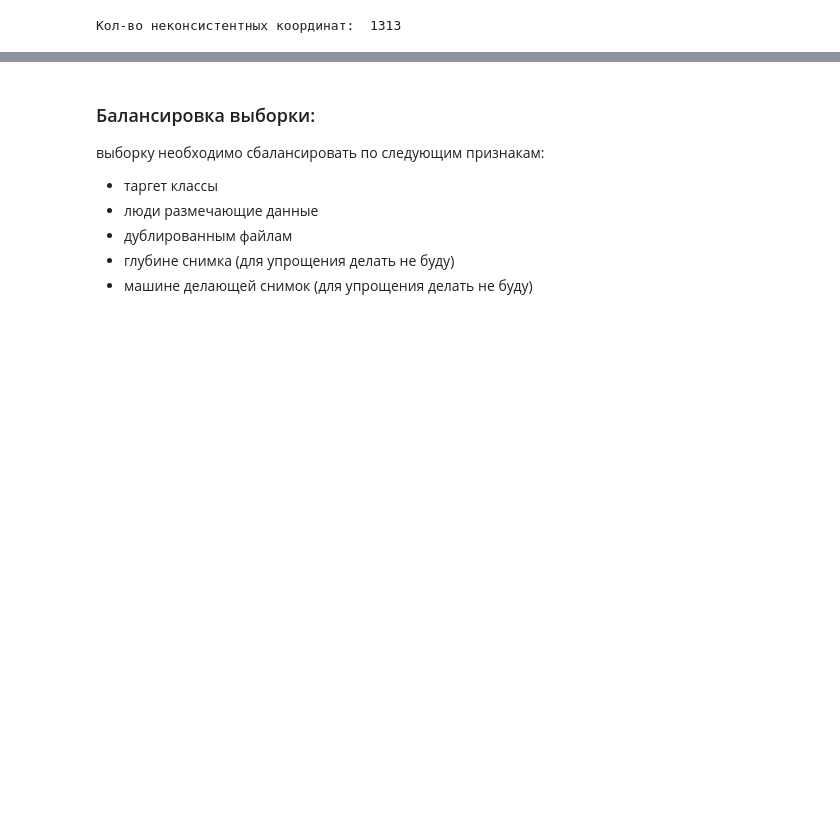
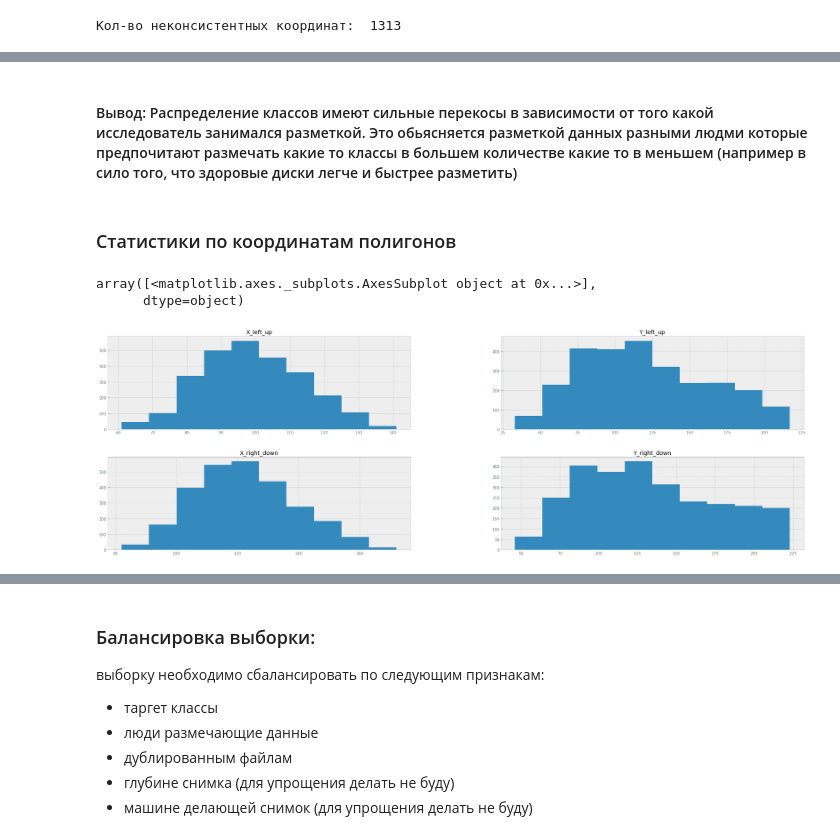
Before and after one commit to MLDPEngineer/Spinal_patology_detection, a Jupyter notebook: Med_backbone.ipynb, the cells around one changed output, grey strips where cells are left out. Drawn from its saved outputs; the diff is of its cells as text; code cells hidden in the pictures; blank space fills up the shorter version.

```diff
--- a/Med_backbone.ipynb
+++ b/Med_backbone.ipynb
@@ -297,0 +341,10 @@ assert not_consistence_count(parsed_xml['B boxes']) == 0, 'Порядок точ
+# %%
+#FIND IMAGES WITH THE SAME COUNTS OF TARGET CLASSES
+image_clases = parsed_xml.loc[:,['Files', 'Target names']].groupby(by='Files').sum().astype(int)
+image_clases.rename(columns={'Target names': 'Target sum'}, inplace=True)
+#ADD IMAGE CLASES TO parsed_xml
+parsed_xml = pd.merge(parsed_xml, image_clases, how='left', on='Files')
+print("Частота Таргет класса в разметке каждой картинки")
+Counter(image_clases['Target sum']).most_common()
+#это не очень точный метод поскольку в некоторых случаях в 1 вый класс попадает нулевой,
+#но для улучшения балансировки этого достаточно
@@ -297,0 +392,26 @@ assert not_consistence_count(parsed_xml['B boxes']) == 0, 'Порядок точ
+# %% [markdown]
+#### Вывод: Распределение классов имеют сильные перекосы в зависимости от того какой исследователь занимался разметкой. Это обьясняется разметкой данных разными людми которые предпочитают размечать какие то классы в большем количестве какие то в меньшем (например в сило того, что здоровые диски легче и быстрее разметить)
+# %% [markdown]
+### Статистики по координатам полигонов
+# %%
+#scaling b_box coordinates
+b_boxes = [[(int(v[0]*224/item['Img size rows']),
+                           int(v[1]*224/item['Img size cols'])) for v in item['B boxes']]
+                                                                for i, item in parsed_xml.iterrows()]
+#get concrete coordinates
+x_left_up_coord = [coord[0][0] for coord in b_boxes]
+y_left_up_coord = [coord[0][1] for coord in b_boxes]
+x_right_down_coord = [coord[2][0] for coord in b_boxes]
+y_right_down_coord = [coord[2][1] for coord in b_boxes]
+#coodinates distributions
+fig, ax = plt.subplots(2,2, figsize=(25,8))
+fig.tight_layout()
+# axs = ax.flatten()
+df({'X_left_up':x_left_up_coord}).hist(ax=ax[0][0])
+df({'Y_left_up':y_left_up_coord}).hist(ax=ax[0][1])
+df({'X_right_down':x_right_down_coord}).hist(ax=ax[1][0])
+df({'Y_right_down':y_right_down_coord}).hist(ax=ax[1][1])
+# %% [output]
+array([<matplotlib.axes._subplots.AxesSubplot object at 0x...>],
+      dtype=object)
+[figure, added]
```
Also changed, not shown: parts of 28 cells of this notebook, 2 other files.
